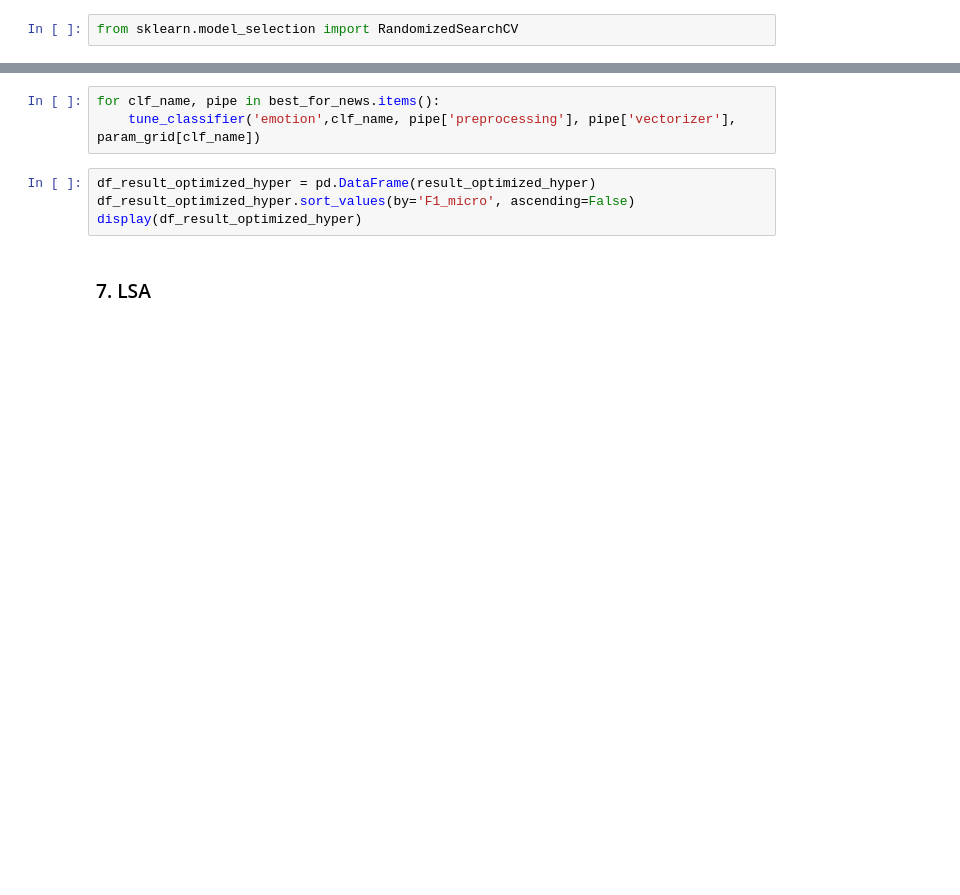
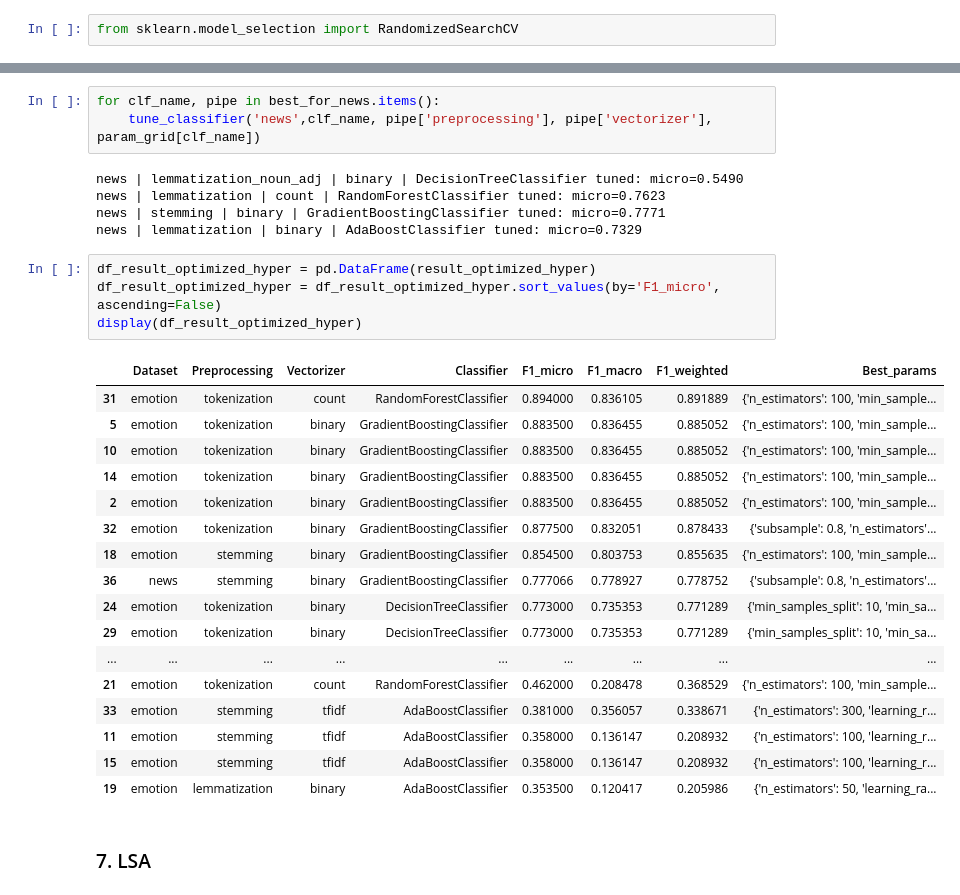
Before and after one commit to TMLechik/classification_of_documents, a Jupyter notebook: HW_6/HW_6.ipynb, the cells around one changed output, grey strips where cells are left out. Cells and saved outputs as stored; diff of their text form; blank space fills up the shorter version.

```diff
--- a/HW_6/HW_6.ipynb
+++ b/HW_6/HW_6.ipynb
@@ -430,10 +445,33 @@ KeyboardInterrupt:
 # %%
 for clf_name, pipe in best_for_news.items():
-    tune_classifier('emotion',clf_name, pipe['preprocessing'], pipe['vectorizer'], param_grid[clf_name])
+    tune_classifier('news',clf_name, pipe['preprocessing'], pipe['vectorizer'], param_grid[clf_name])
+# %% [output]
+news | lemmatization_noun_adj | binary | DecisionTreeClassifier tuned: micro=0.5490
+news | lemmatization | count | RandomForestClassifier tuned: micro=0.7623
+news | stemming | binary | GradientBoostingClassifier tuned: micro=0.7771
+news | lemmatization | binary | AdaBoostClassifier tuned: micro=0.7329
 # %%
 df_result_optimized_hyper = pd.DataFrame(result_optimized_hyper)
-df_result_optimized_hyper.sort_values(by='F1_micro', ascending=False)
+df_result_optimized_hyper = df_result_optimized_hyper.sort_values(by='F1_micro', ascending=False)
 display(df_result_optimized_hyper)
+# %% [output]
+|  | Dataset | Preprocessing | Vectorizer | Classifier | F1_micro | F1_macro | F1_weighted | Best_params |
+| 31 | emotion | tokenization | count | RandomForestClassifier | 0.894000 | 0.836105 | 0.891889 | {'n_estimators': 100, 'min_sample... |
+| 5 | emotion | tokenization | binary | GradientBoostingClassifier | 0.883500 | 0.836455 | 0.885052 | {'n_estimators': 100, 'min_sample... |
+| 10 | emotion | tokenization | binary | GradientBoostingClassifier | 0.883500 | 0.836455 | 0.885052 | {'n_estimators': 100, 'min_sample... |
+| 14 | emotion | tokenization | binary | GradientBoostingClassifier | 0.883500 | 0.836455 | 0.885052 | {'n_estimators': 100, 'min_sample... |
+| 2 | emotion | tokenization | binary | GradientBoostingClassifier | 0.883500 | 0.836455 | 0.885052 | {'n_estimators': 100, 'min_sample... |
+| 32 | emotion | tokenization | binary | GradientBoostingClassifier | 0.877500 | 0.832051 | 0.878433 | {'subsample': 0.8, 'n_estimators'... |
+| 18 | emotion | stemming | binary | GradientBoostingClassifier | 0.854500 | 0.803753 | 0.855635 | {'n_estimators': 100, 'min_sample... |
+| 36 | news | stemming | binary | GradientBoostingClassifier | 0.777066 | 0.778927 | 0.778752 | {'subsample': 0.8, 'n_estimators'... |
+| 24 | emotion | tokenization | binary | DecisionTreeClassifier | 0.773000 | 0.735353 | 0.771289 | {'min_samples_split': 10, 'min_sa... |
+| 29 | emotion | tokenization | binary | DecisionTreeClassifier | 0.773000 | 0.735353 | 0.771289 | {'min_samples_split': 10, 'min_sa... |
+| ... | ... | ... | ... | ... | ... | ... | ... | ... |
+| 21 | emotion | tokenization | count | RandomForestClassifier | 0.462000 | 0.208478 | 0.368529 | {'n_estimators': 100, 'min_sample... |
+| 33 | emotion | stemming | tfidf | AdaBoostClassifier | 0.381000 | 0.356057 | 0.338671 | {'n_estimators': 300, 'learning_r... |
+| 11 | emotion | stemming | tfidf | AdaBoostClassifier | 0.358000 | 0.136147 | 0.208932 | {'n_estimators': 100, 'learning_r... |
+| 15 | emotion | stemming | tfidf | AdaBoostClassifier | 0.358000 | 0.136147 | 0.208932 | {'n_estimators': 100, 'learning_r... |
+| 19 | emotion | lemmatization | binary | AdaBoostClassifier | 0.353500 | 0.120417 | 0.205986 | {'n_estimators': 50, 'learning_ra... |
 # %% [markdown]
 ### 7. LSA
 # %%
```
Also changed, not shown: parts of 17 cells of this notebook.
